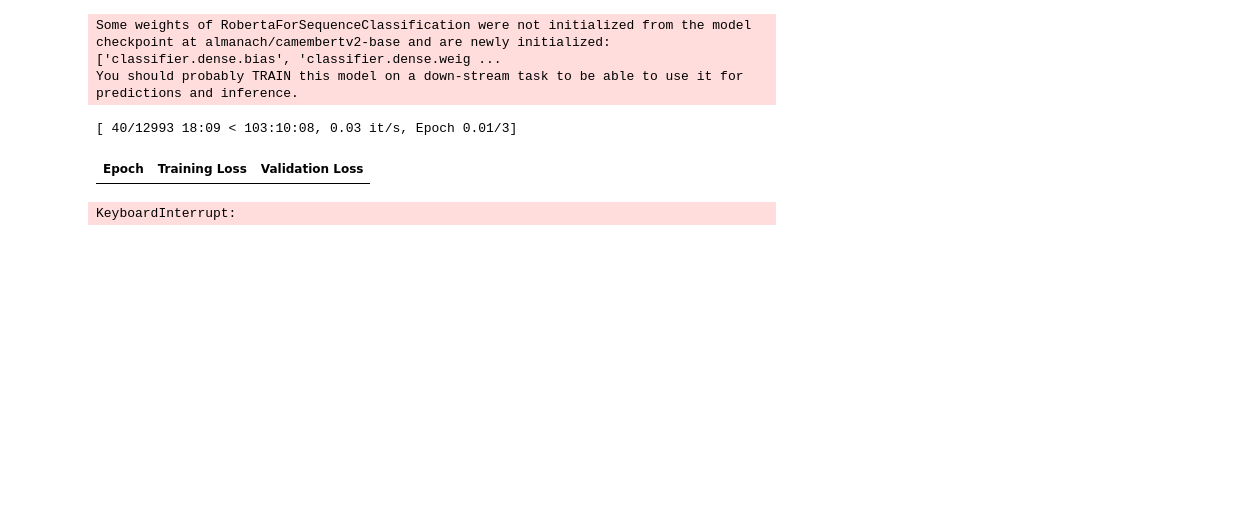
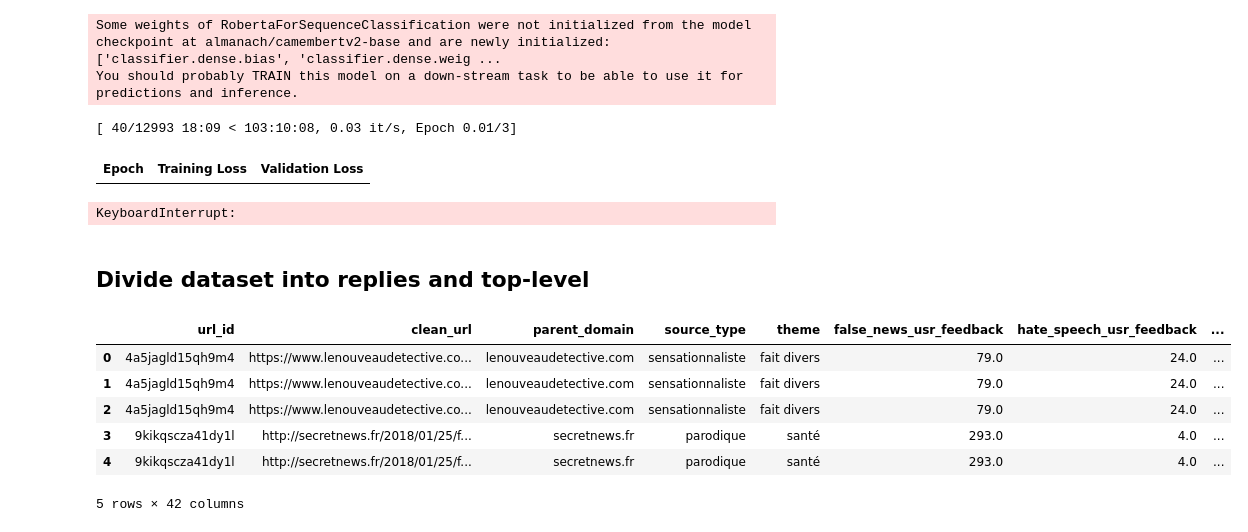
Before and after one commit to celia-nouri/SPOT-benchmark, a Jupyter notebook: notebooks/annotations_analysis.ipynb, the cells around one changed output. Drawn from its saved outputs; the diff is of its cells as text; code cells hidden in the pictures; blank space fills up the shorter version.

```diff
--- a/notebooks/annotations_analysis.ipynb
+++ b/notebooks/annotations_analysis.ipynb
@@ -128,3 +128,17 @@ Example: Pourquoi toutes ces disparitions de jeunes, c'est vraiment alarmant Si
 ----------------------------------------
 Column: stop
 Example: no_stop
+# %% [markdown]
+## Divide dataset into replies and top-level
+# %%
+data = pd.read_csv('../data/annotations_all_data.csv', low_memory=False)
+# %%
+data.head(5)
+# %% [output]
+|  | url_id | clean_url | parent_domain | source_type | theme | false_news_usr_feedback | hate_speech_usr_feedback | ... |
+| 0 | 4a5jagld15qh9m4 | https://www.lenouveaudetective.co... | lenouveaudetective.com | sensationnaliste | fait divers | 79.0 | 24.0 | ... |
+| 1 | 4a5jagld15qh9m4 | https://www.lenouveaudetective.co... | lenouveaudetective.com | sensationnaliste | fait divers | 79.0 | 24.0 | ... |
+| 2 | 4a5jagld15qh9m4 | https://www.lenouveaudetective.co... | lenouveaudetective.com | sensationnaliste | fait divers | 79.0 | 24.0 | ... |
+| 3 | 9kikqscza41dy1l | http://secretnews.fr/2018/01/25/f... | secretnews.fr | parodique | santé | 293.0 | 4.0 | ... |
+| 4 | 9kikqscza41dy1l | http://secretnews.fr/2018/01/25/f... | secretnews.fr | parodique | santé | 293.0 | 4.0 | ... |
+5 rows × 42 columns
```
Also changed, not shown: parts of 7 cells of this notebook, 1 other file.
